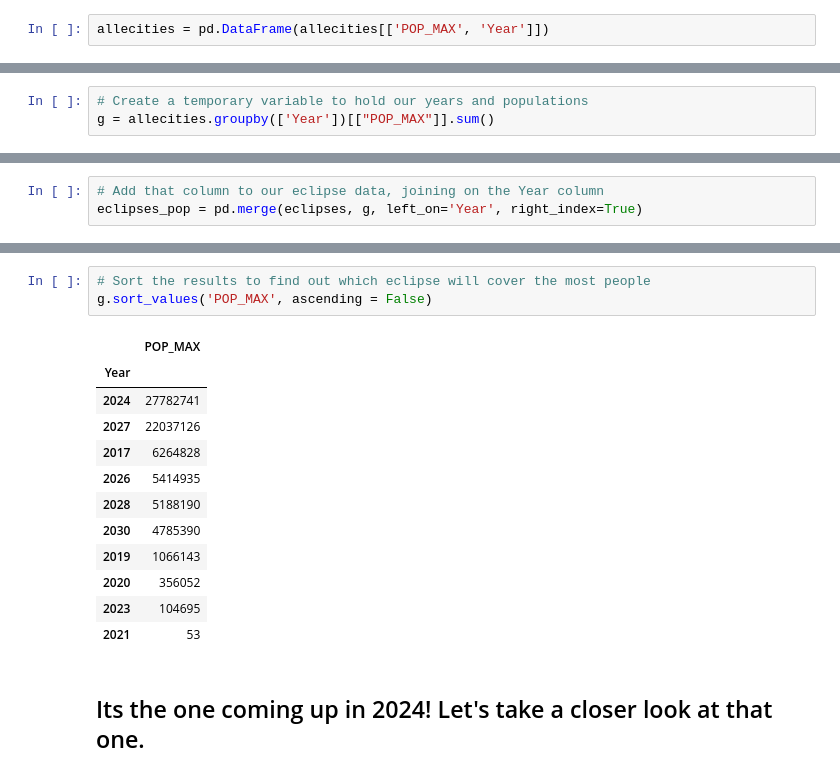
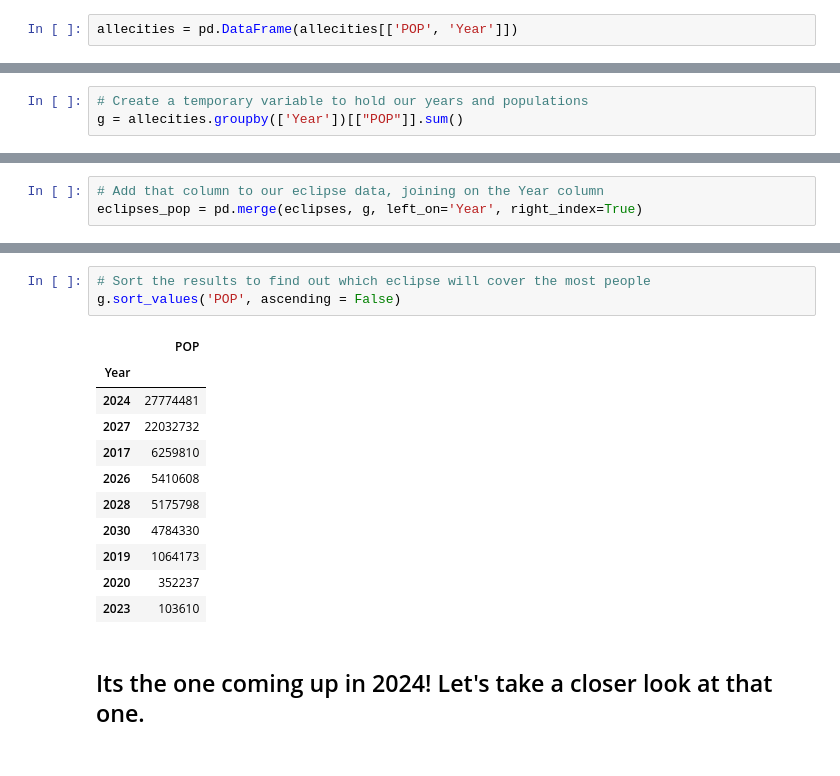
Before and after one commit to christyheaton/mapitwithpython, a Jupyter notebook: Notebook/Presentation.ipynb, the cells around one changed output, grey strips where cells are left out. Drawn from its saved outputs; the diff is of its cells as text.

```diff
--- a/Notebook/Presentation.ipynb
+++ b/Notebook/Presentation.ipynb
@@ -502,5 +494,5 @@ allecities.head(3)
 # %%
-allecities = pd.DataFrame(allecities[['POP_MAX', 'Year']])
+allecities = pd.DataFrame(allecities[['POP', 'Year']])
 # %%
 allecities.head(3)
 # %% [output]
@@ -510,7 +502,7 @@ allecities.head(3)
 | 15 | 45977 | 2027 |
 # %%
 # Create a temporary variable to hold our years and populations
-g = allecities.groupby(['Year'])[["POP_MAX"]].sum()
+g = allecities.groupby(['Year'])[["POP"]].sum()
 # %%
 g
 # %% [output]
@@ -550,19 +541,18 @@ base.axis('off')
 # %%
 # Sort the results to find out which eclipse will cover the most people
-g.sort_values('POP_MAX', ascending = False)
+g.sort_values('POP', ascending = False)
 # %% [output]
-|  | POP_MAX |
+|  | POP |
 | Year |  |
-| 2024 | 27782741 |
-| 2027 | 22037126 |
-| 2017 | 6264828 |
-| 2026 | 5414935 |
-| 2028 | 5188190 |
-| 2030 | 4785390 |
-| 2019 | 1066143 |
-| 2020 | 356052 |
-| 2023 | 104695 |
-| 2021 | 53 |
+| 2024 | 27774481 |
+| 2027 | 22032732 |
+| 2017 | 6259810 |
+| 2026 | 5410608 |
+| 2028 | 5175798 |
+| 2030 | 4784330 |
+| 2019 | 1064173 |
+| 2020 | 352237 |
+| 2023 | 103610 |
 # %% [markdown]
 ## Its the one coming up in 2024! Let's take a closer look at that one.
 # %%
```
Also changed, not shown: parts of 21 cells of this notebook.
